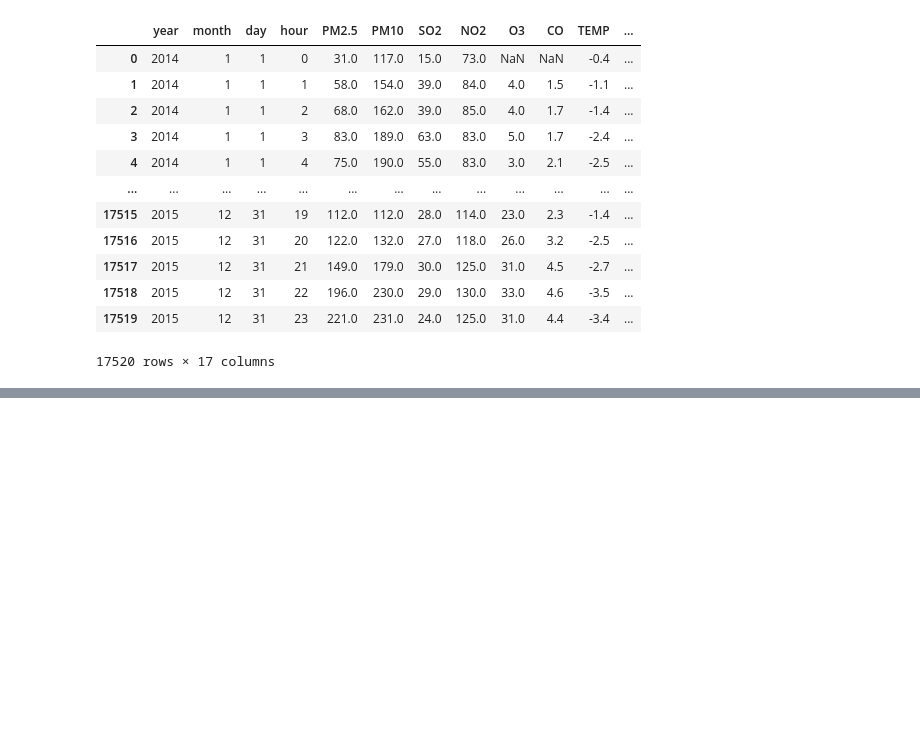
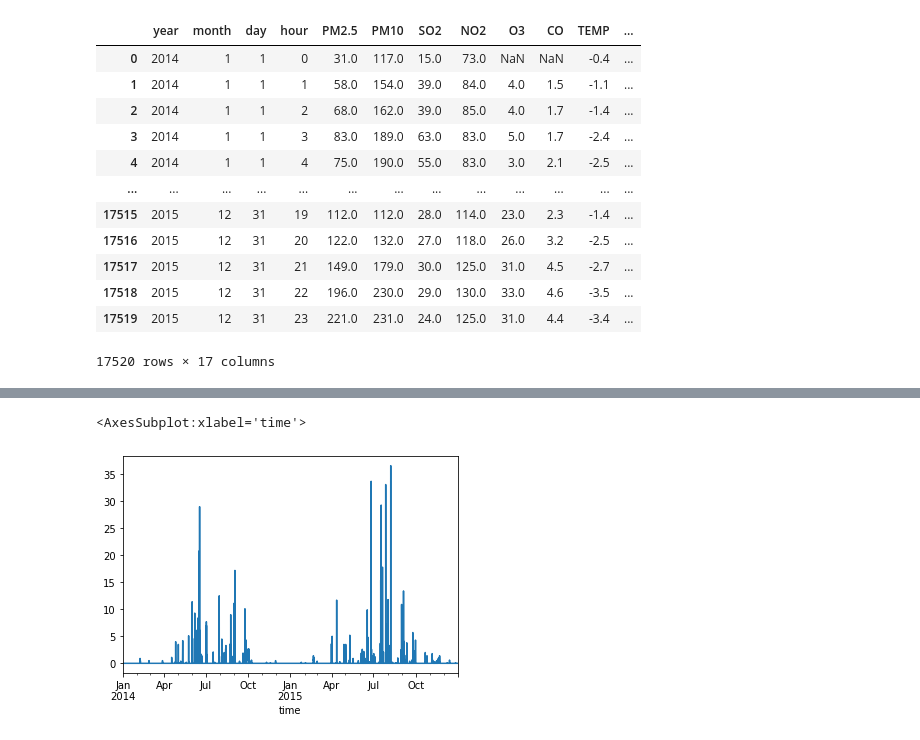
Before and after one commit to Chenyh368/TimeSeries_Midterm, a Jupyter notebook: dev.ipynb, the cells around one changed output, grey strips where cells are left out. Drawn from its saved outputs; the diff is of its cells as text; code cells hidden in the pictures; blank space fills up the shorter version.

```diff
--- a/dev.ipynb
+++ b/dev.ipynb
@@ -85,3 +75,8 @@ df.head()
 | 2014-01-01 02:00:00 | 68.0 | 162.0 | 39.0 | 85.0 | 4.0 | 1.7 | -1.4 | 1008.8 | 0.0 | 41.0 | -13.0 | ... |
 | 2014-01-01 03:00:00 | 83.0 | 189.0 | 63.0 | 83.0 | 5.0 | 1.7 | -2.4 | 1008.2 | 0.0 | 46.0 | -12.5 | ... |
 | 2014-01-01 04:00:00 | 75.0 | 190.0 | 55.0 | 83.0 | 3.0 | 2.1 | -2.5 | 1008.0 | 0.0 | 46.0 | -12.6 | ... |
+# %%
+df.RAIN.plot()
+# %% [output]
+<AxesSubplot:xlabel='time'>
+[figure, added]
```
Also changed, not shown: parts of 7 cells of this notebook, 7 other files.
